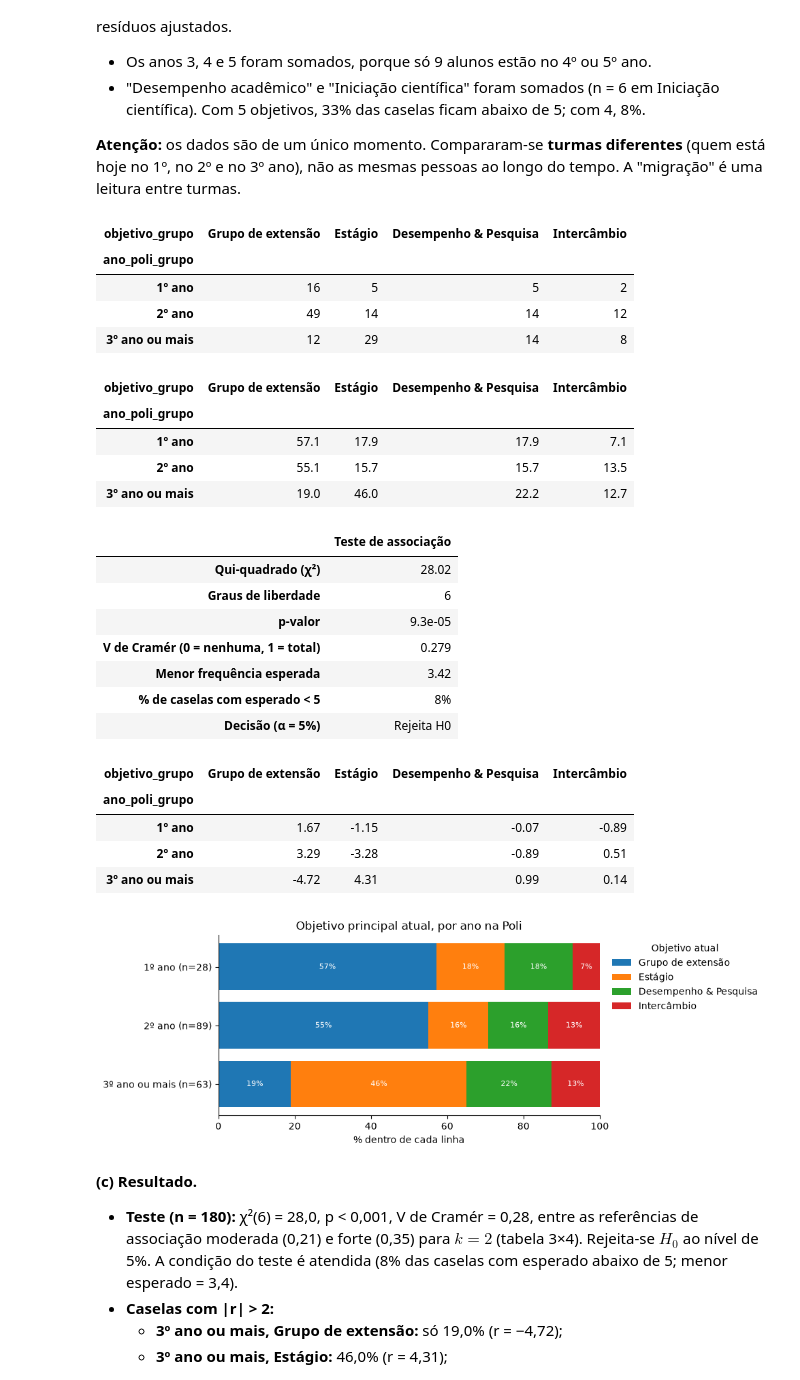
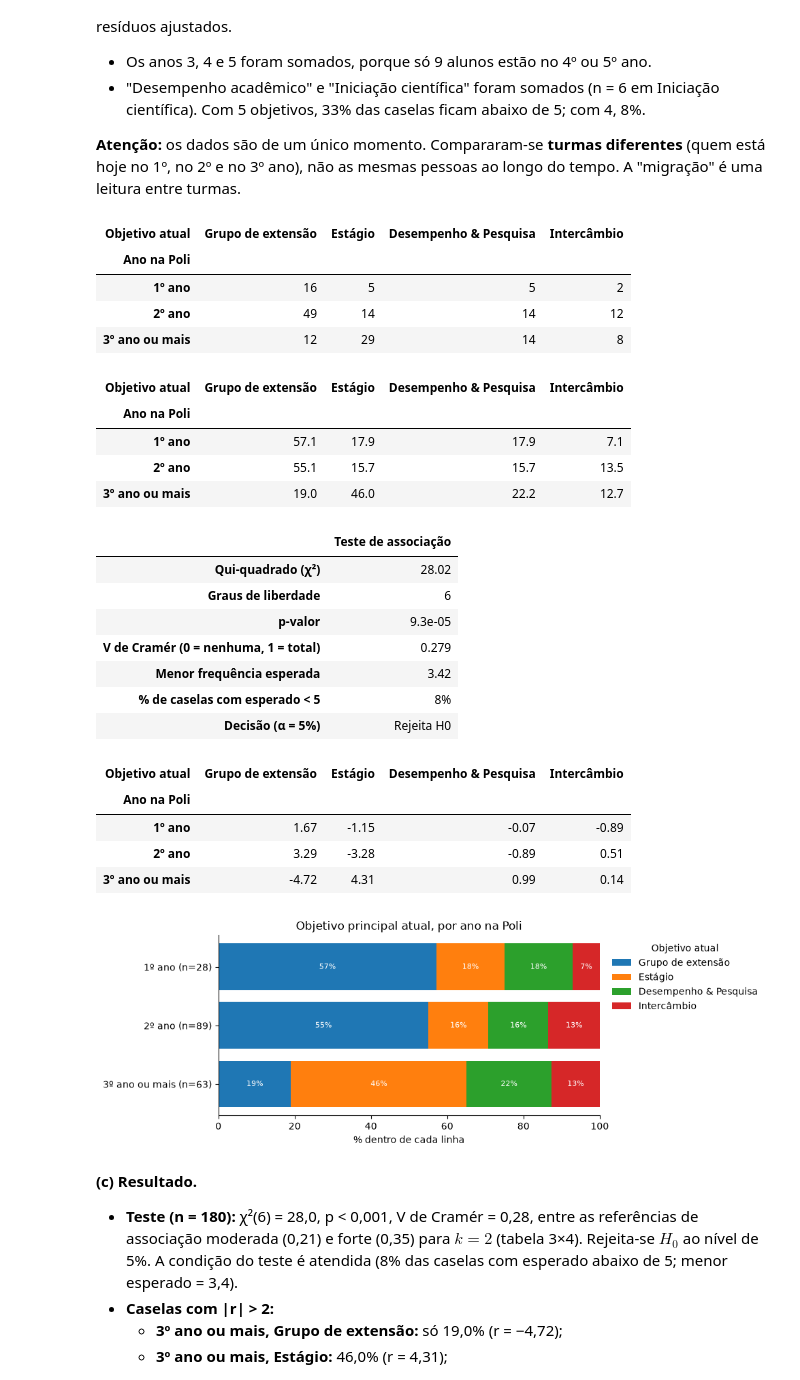
Before and after one commit to psallescard/estudo-grupos-de-extensao, a Jupyter notebook: notebooks/02_Carreira_Trajetoria_Objetivos.ipynb, the cells around one changed output. Drawn from its saved outputs; the diff is of its cells as text; code cells hidden in the pictures.

```diff
--- a/notebooks/02_Carreira_Trajetoria_Objetivos.ipynb
+++ b/notebooks/02_Carreira_Trajetoria_Objetivos.ipynb
@@ -48,6 +48,7 @@ from src.stats_tests import (chi_square_association, group_means, one_way_anova,
                              standardized_residuals)
 
 pd.set_option("display.max_columns", None)
+pd.set_option("display.max_colwidth", None)
 df = prepare_front_data(pd.read_parquet(DATA_DIR / "clean_data.parquet"))
 print(f"{len(df)} alunos carregados.")
 # %% [output]
@@ -380,19 +385,20 @@ plot_stacked_shares(p3_observed, "Quando pretende fazer o 1º estágio, por cate
 # %%
 p4_sample = analysis_sample(df, ["objetivo_grupo", "ano_poli_grupo"])
 p4_observed, p4_result = chi_square_association(p4_sample, "ano_poli_grupo", "objetivo_grupo")
+p4_observed = p4_observed.rename_axis(index="Ano na Poli", columns="Objetivo atual")
 p4_observed.to_csv(TAB_DIR / "f3_tab13_p4_objetivo_x_ano.csv")
 p4_result.to_csv(TAB_DIR / "f3_tab14_p4_qui_quadrado.csv")
 display(p4_observed)
 display(row_percentages(p4_observed))
 p4_result
 # %% [output]
-| objetivo_grupo | Grupo de extensão | Estágio | Desempenho & Pesquisa | Intercâmbio |
-| ano_poli_grupo |  |  |  |  |
+| Objetivo atual | Grupo de extensão | Estágio | Desempenho & Pesquisa | Intercâmbio |
+| Ano na Poli |  |  |  |  |
 | 1º ano | 16 | 5 | 5 | 2 |
 | 2º ano | 49 | 14 | 14 | 12 |
 | 3º ano ou mais | 12 | 29 | 14 | 8 |
-| objetivo_grupo | Grupo de extensão | Estágio | Desempenho & Pesquisa | Intercâmbio |
-| ano_poli_grupo |  |  |  |  |
+| Objetivo atual | Grupo de extensão | Estágio | Desempenho & Pesquisa | Intercâmbio |
+| Ano na Poli |  |  |  |  |
 | 1º ano | 57.1 | 17.9 | 17.9 | 7.1 |
 | 2º ano | 55.1 | 15.7 | 15.7 | 13.5 |
 | 3º ano ou mais | 19.0 | 46.0 | 22.2 | 12.7 |
@@ -411,8 +417,8 @@ display(p4_residuals)
 plot_stacked_shares(p4_observed, "Objetivo principal atual, por ano na Poli", "Objetivo atual",
                     FIG_DIR / "f3_fig06_p4_objetivo_por_ano.png")
 # %% [output]
-| objetivo_grupo | Grupo de extensão | Estágio | Desempenho & Pesquisa | Intercâmbio |
-| ano_poli_grupo |  |  |  |  |
+| Objetivo atual | Grupo de extensão | Estágio | Desempenho & Pesquisa | Intercâmbio |
+| Ano na Poli |  |  |  |  |
 | 1º ano | 1.67 | -1.15 | -0.07 | -0.89 |
 | 2º ano | 3.29 | -3.28 | -0.89 | 0.51 |
 | 3º ano ou mais | -4.72 | 4.31 | 0.99 | 0.14 |
```
Also changed, not shown: parts of 11 cells of this notebook, 13 other files.
